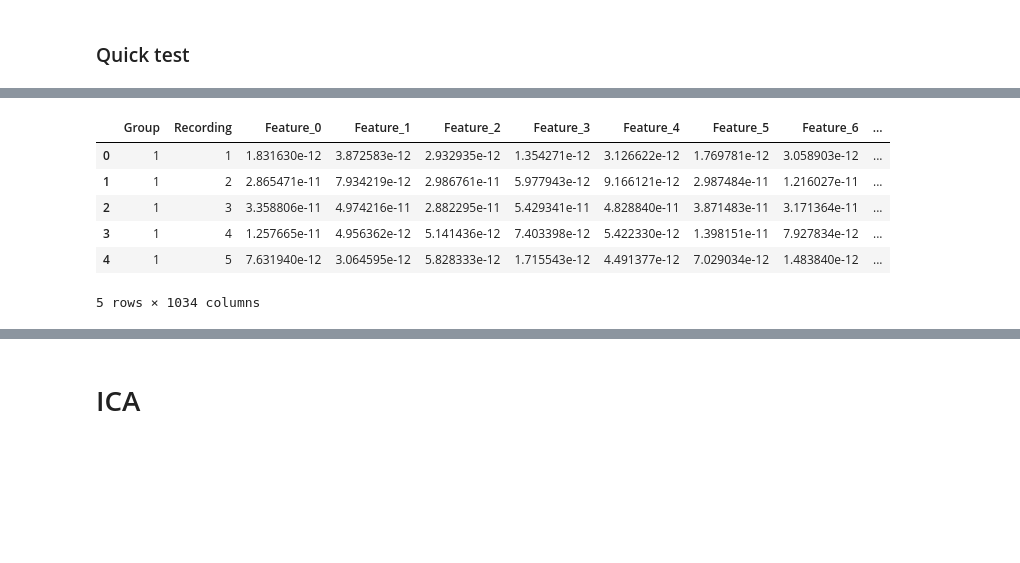
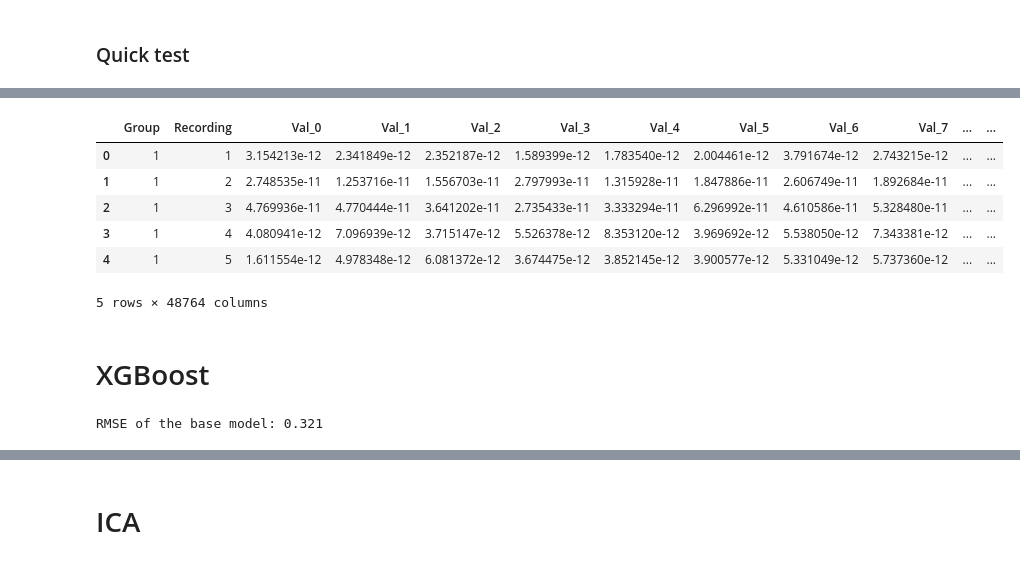
Before and after one commit to JeroenBuil/deegtal_coding_task, a Jupyter notebook: notebooks/Exploratory_Data_Analysis.ipynb, the cells around one changed output, grey strips where cells are left out. Cells and saved outputs as stored; diff of their text form; code cells hidden in the pictures; blank space fills up the shorter version.

Commit message:
Add XGBoost

```diff
--- a/notebooks/Exploratory_Data_Analysis.ipynb
+++ b/notebooks/Exploratory_Data_Analysis.ipynb
@@ -22,6 +22,6 @@ set_browser_backend("matplotlib")
 Using matplotlib as 2D backend.
 # %%
-save_figs = True
+save_figs = False
 # %% [markdown]
 # Load data
 # %%
@@ -350,7 +356,7 @@ raw.pick_channels(['PHOTIC-REF','IBI','BURSTS'])
 table = {}
 index=0
 for iGroup in range(2):
-    for iSample in range(4):
+    for iSample in range(5):
         raw = mne.io.read_raw_edf(files_raw[iGroup][iSample])
         data, times = raw.pick(['PHOTIC-REF','IBI','BURSTS'])[:]
         channels = ['PHOTIC-REF','IBI','BURSTS']
@@ -396,15 +386,20 @@ none
 # %%
 n_groups = len(files_raw)
-n_samples = max(len(files_raw[0]),len(files_raw[1]))
+n_recordings = max(len(files_raw[0]),len(files_raw[1]))
 
 preprocessed_eeg_dict = {}
 index = 0
+
+mne.set_log_level('WARNING')
+
 for iGroup in range(n_groups):
-    for iSample in range(n_samples):
-        print(f'iGroup: {iGroup+1}, iSample: {iSample+1}')
+    for iRecording in range(n_recordings):
+        clear_output()
+
+        print(f'iGroup: {iGroup+1}, iRecording: {iRecording+1}')
 
         # Load EDF file
-        raw = mne.io.read_raw_edf(files_raw[iGroup][iSample]).load_data()
+        raw = mne.io.read_raw_edf(files_raw[iGroup][iRecording]).load_data()
 
         # Fix channel names
         raw = fix_channel_names(raw=raw)
@@ -416,20 +411,22 @@ for iGroup in range(n_groups):
         # epochs = get_epochs_from_photic_stimuli_train_events(raw=raw, stim_ch='PHOTIC-REF', pulse_train_duration_s=10, tmin=-0.2, tmax=10.5)
 
         # Plot
-        with mne.viz.use_browser_backend('matplotlib'):
-            fig_psd = raw.compute_psd(fmax=120).plot(picks="eeg", exclude="bads", amplitude=False)
-            fig_raw = raw.plot(n_channels=len(raw.ch_names), start=15*60, duration=60)
+        if save_figs == True:
+            with mne.viz.use_browser_backend('matplotlib'):
+                fig_psd = raw.compute_psd(fmax=120).plot(picks="eeg", exclude="bads", amplitude=False)
+                fig_raw = raw.plot(n_channels=len(raw.ch_names), start=15*60, duration=60)
 
-        if save_figs == True:
-                fig_psd.savefig(f'../reports/figures/snippet/psd_snippet_group{iGroup+1}_sample{iSample}.png', bbox_inches='tight')
-                fig_raw.savefig(f'../reports/figures/snippet/eeg_snippet_group{iGroup+1}_sample{iSample}.png', bbox_inches='tight')
+                fig_psd.savefig(f'../reports/figures/snippet/psd_snippet_group{iGroup+1}_recording{iRecording}.png', bbox_inches='tight')
+                fig_raw.savefig(f'../reports/figures/snippet/eeg_snippet_group{iGroup+1}_recording{iRecording}.png', bbox_inches='tight')
 
-        clear_output()
+
 
         # Add processed data to list
-        preprocessed_eeg_dict[index] = {'group':iGroup+1,
-                                     'sample':iSample+1,
+        preprocessed_eeg_dict[index] = {'Group':iGroup+1,
+                                     'Recording':iRecording+1,
                                      'raw':raw,
                                      }#'epochs': epochs}
         index = index+1
+
+mne.set_log_level('INFO')
 # %% [output]
@@ -648,13 +573,15 @@ df.head()
 # %%
-df_groupby = df.drop('Snippet',axis=1).groupby(by=['Group', 'Recording']).median()
+df_groupby = df.drop('Window',axis=1).groupby(by=['Group', 'Recording']).median()
 df_groupby = df_groupby.reset_index()
 
 df_groupby.head()
 # %% [output]
-|  | Group | Recording | Feature_0 | Feature_1 | Feature_2 | Feature_3 | Feature_4 | Feature_5 | Feature_6 | ... |
-| 0 | 1 | 1 | 1.831630e-12 | 3.872583e-12 | 2.932935e-12 | 1.354271e-12 | 3.126622e-12 | 1.769781e-12 | 3.058903e-12 | ... |
-| 1 | 1 | 2 | 2.865471e-11 | 7.934219e-12 | 2.986761e-11 | 5.977943e-12 | 9.166121e-12 | 2.987484e-11 | 1.216027e-11 | ... |
-| 2 | 1 | 3 | 3.358806e-11 | 4.974216e-11 | 2.882295e-11 | 5.429341e-11 | 4.828840e-11 | 3.871483e-11 | 3.171364e-11 | ... |
-| 3 | 1 | 4 | 1.257665e-11 | 4.956362e-12 | 5.141436e-12 | 7.403398e-12 | 5.422330e-12 | 1.398151e-11 | 7.927834e-12 | ... |
-| 4 | 1 | 5 | 7.631940e-12 | 3.064595e-12 | 5.828333e-12 | 1.715543e-12 | 4.491377e-12 | 7.029034e-12 | 1.483840e-12 | ... |
+|  | Group | Recording | Val_0 | Val_1 | Val_2 | Val_3 | Val_4 | Val_5 | Val_6 | Val_7 | ... | ... |
+| 0 | 1 | 1 | 3.154213e-12 | 2.341849e-12 | 2.352187e-12 | 1.589399e-12 | 1.783540e-12 | 2.004461e-12 | 3.791674e-12 | 2.743215e-12 | ... | ... |
+| 1 | 1 | 2 | 2.748535e-11 | 1.253716e-11 | 1.556703e-11 | 2.797993e-11 | 1.315928e-11 | 1.847886e-11 | 2.606749e-11 | 1.892684e-11 | ... | ... |
+| 2 | 1 | 3 | 4.769936e-11 | 4.770444e-11 | 3.641202e-11 | 2.735433e-11 | 3.333294e-11 | 6.296992e-11 | 4.610586e-11 | 5.328480e-11 | ... | ... |
+| 3 | 1 | 4 | 4.080941e-12 | 7.096939e-12 | 3.715147e-12 | 5.526378e-12 | 8.353120e-12 | 3.969692e-12 | 5.538050e-12 | 7.343381e-12 | ... | ... |
+| 4 | 1 | 5 | 1.611554e-12 | 4.978348e-12 | 6.081372e-12 | 3.674475e-12 | 3.852145e-12 | 3.900577e-12 | 5.331049e-12 | 5.737360e-12 | ... | ... |
-5 rows × 1034 columns
+5 rows × 48764 columns
+# %% [markdown]
+# XGBoost
@@ -660,0 +612,9 @@ df_groupby.head()
+# %%
+from sklearn.metrics import root_mean_squared_error
+
+preds = model.predict(dtest_reg)
+rmse = root_mean_squared_error(y_test, preds)
+
+print(f"RMSE of the base model: {rmse:.3f}")
+# %% [output]
+RMSE of the base model: 0.321
```
Also changed, not shown: parts of 18 cells of this notebook, 1 other file.
